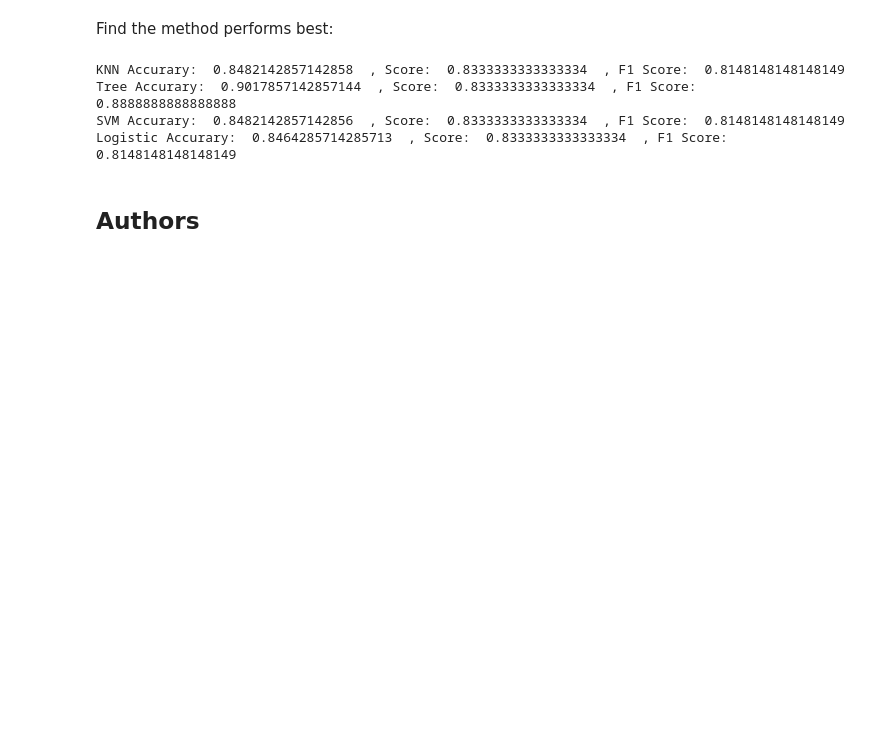
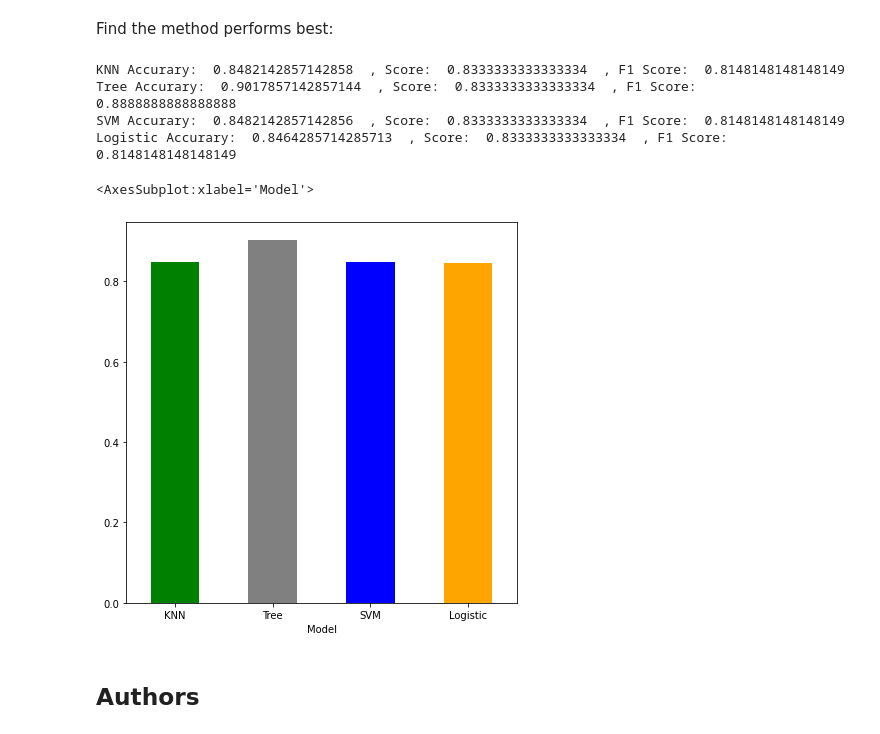
Before and after one commit to will381/Project_Applied_Data_Science_Capstone, a Jupyter notebook: Machine Learning Prediction.ipynb, the cells around one changed output. Cells and saved outputs as stored; diff of their text form; code cells hidden in the pictures; blank space fills up the shorter version.

```diff
--- a/Machine Learning Prediction.ipynb
+++ b/Machine Learning Prediction.ipynb
@@ -361,6 +361,17 @@ KNN Accurary:  0.8482142857142858  , Score:  0.8333333333333334  , F1 Score:  0.
 Tree Accurary:  0.9017857142857144  , Score:  0.8333333333333334  , F1 Score:  0.8888888888888888
 SVM Accurary:  0.8482142857142856  , Score:  0.8333333333333334  , F1 Score:  0.8148148148148149
 Logistic Accurary:  0.8464285714285713  , Score:  0.8333333333333334  , F1 Score:  0.8148148148148149
+# %%
+bar_data = pd.DataFrame(columns=['Model', 'Accuracy'])
+bar_data = bar_data.append({'Model': 'KNN', 'Accuracy': knn_cv.best_score_}, ignore_index=True)
+bar_data = bar_data.append({'Model': 'Tree', 'Accuracy': tree_cv.best_score_}, ignore_index=True)
+bar_data = bar_data.append({'Model': 'SVM', 'Accuracy': svm_cv.best_score_}, ignore_index=True)
+bar_data = bar_data.append({'Model': 'Logistic', 'Accuracy': logreg_cv.best_score_}, ignore_index=True)
+# %%
+bar_data.plot.bar(x='Model', y='Accuracy', color=['green','gray','blue','orange'], rot=0, figsize=(7,7), fontsize=10, legend=False)
+# %% [output]
+<AxesSubplot:xlabel='Model'>
+[figure, added]
 # %% [markdown]
 ## Authors
 # %% [markdown]
```
